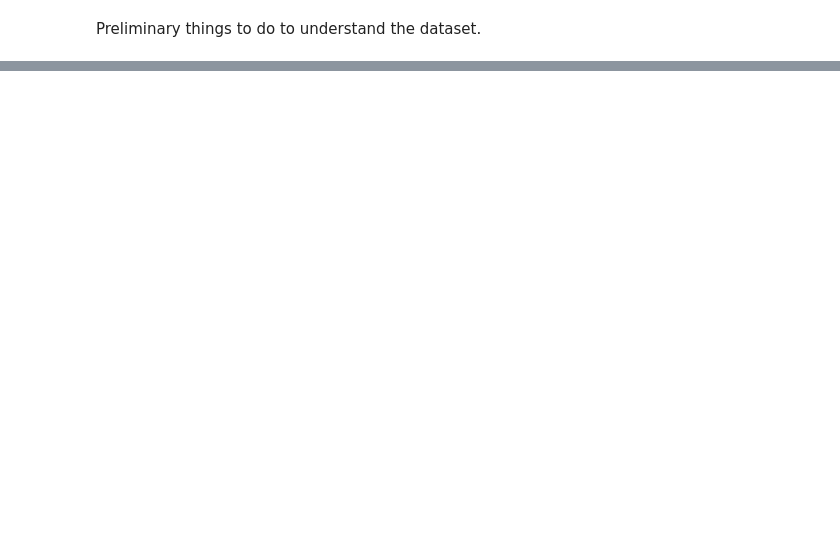
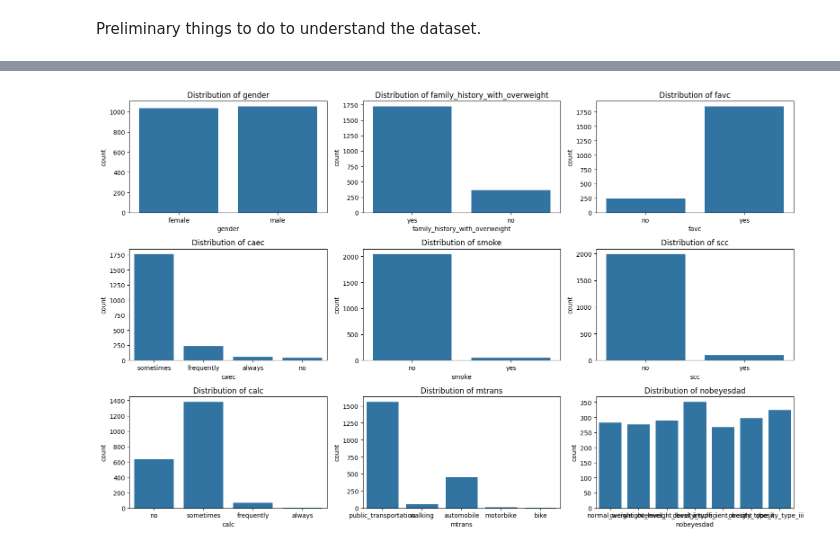
Before and after one commit to mahesh989/Machine-learning-project-Obesity_prediction, a Jupyter notebook: code.ipynb, the cells around one changed output, grey strips where cells are left out. Drawn from its saved outputs; the diff is of its cells as text; code cells hidden in the pictures; blank space fills up the shorter version.

```diff
--- a/code.ipynb
+++ b/code.ipynb
@@ -18,0 +152,7 @@ Check
+# %%
+# Remove duplicate rows and display the change in shape
+initial_shape = df.shape
+df.drop_duplicates(inplace=True)
+final_shape = df.shape
+print(f"Duplicates removed. Initial shape: {initial_shape}, Final shape: {final_shape}")
+print("------------------------------------")
@@ -18,0 +166,18 @@ Check
+# %%
+import seaborn as sns
+import matplotlib.pyplot as plt
+
+# Plot histograms and KDE for numeric features
+numeric_columns = df.select_dtypes(include=['float64', 'int64']).columns
+
+# Dynamically calculate number of rows needed for subplots
+n_cols = 3  # Number of plots per row
+n_rows = (len(numeric_columns) + n_cols - 1) // n_cols  # Round up number of rows
+
+plt.figure(figsize=(16, 5 * n_rows))  # Adjust the figure size based on rows
+for i, col in enumerate(numeric_columns):
+    plt.subplot(n_rows, n_cols, i + 1)
+    sns.histplot(df[col], kde=True)
+    plt.title(f'Distribution of {col}')
+plt.tight_layout()
+plt.show()
@@ -18,0 +188,16 @@ Check
+# %%
+# Plot bar plots for categorical features
+categorical_columns = df.select_dtypes(include=['object']).columns
+
+plt.figure(figsize=(16, 10))
+n_cols = 3
+n_rows = (len(categorical_columns) + n_cols - 1) // n_cols
+
+for i, col in enumerate(categorical_columns):
+    plt.subplot(n_rows, n_cols, i + 1)
+    sns.countplot(x=col, data=df)
+    plt.title(f'Distribution of {col}')
+plt.tight_layout()
+plt.show()
+# %% [output]
+[figure, added]
```
Also changed, not shown: parts of 16 cells of this notebook.
